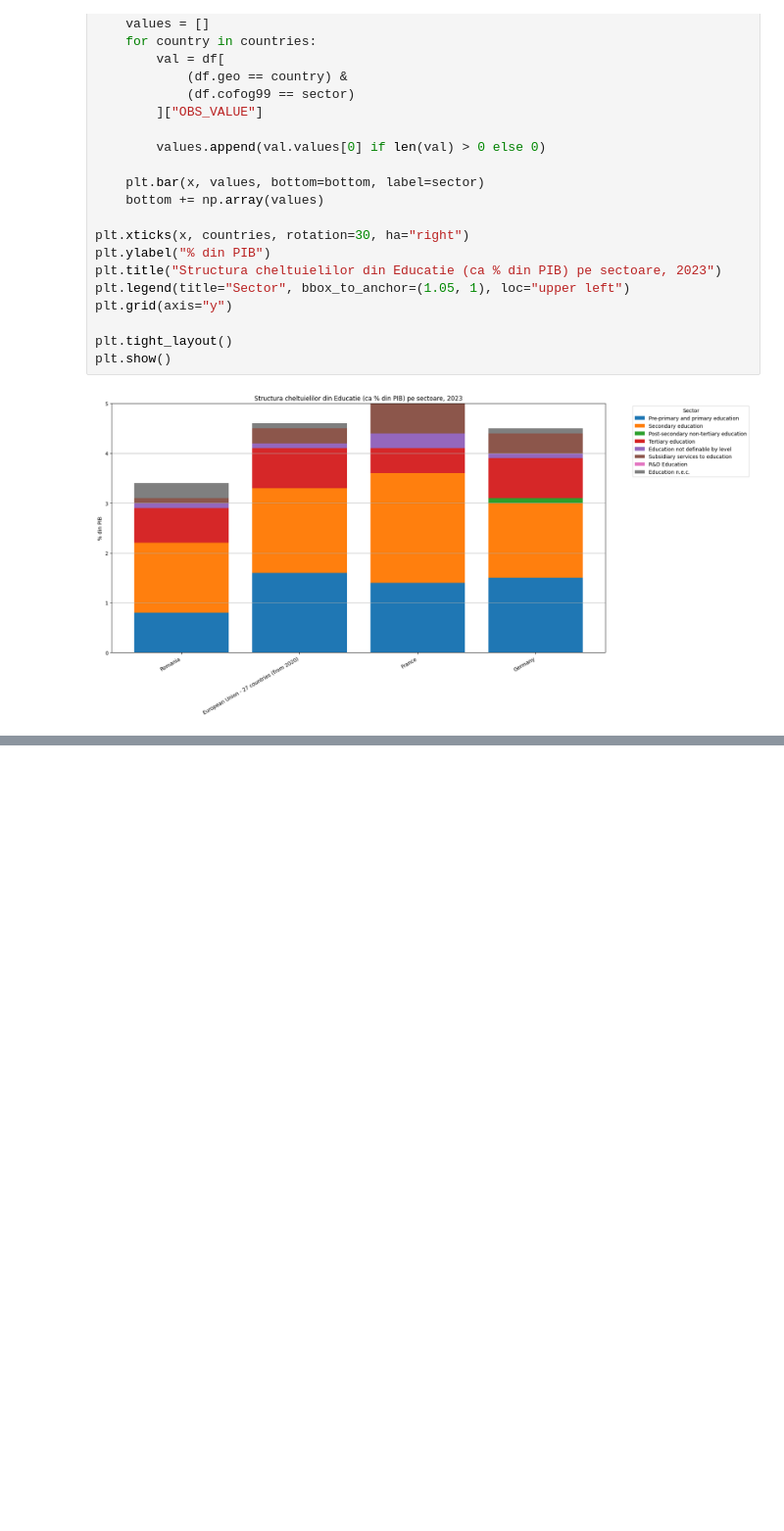
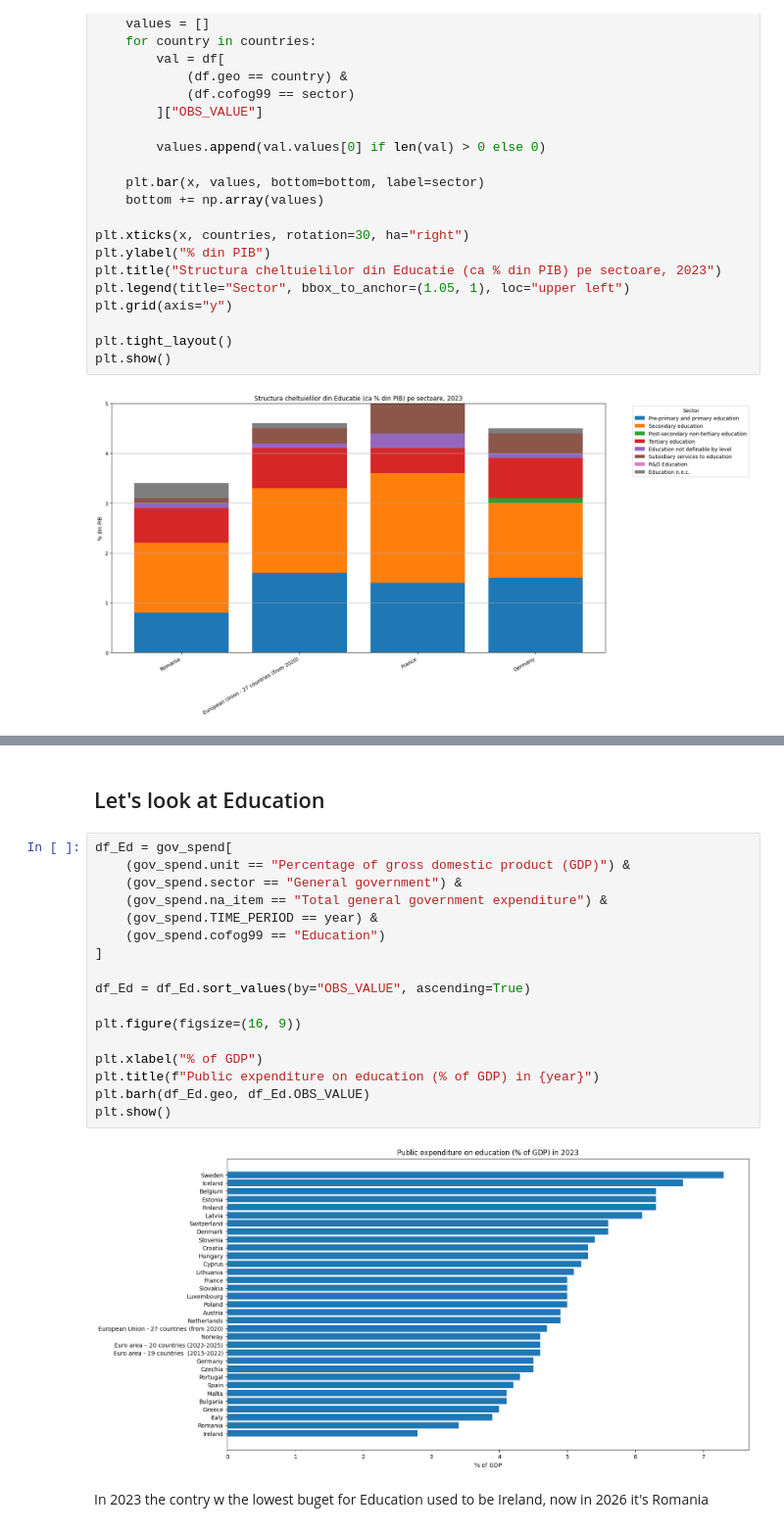
Before and after one commit to TudorMurariu/minimum-wage-study, a Jupyter notebook: pib-p-in-education/pin_in_edu.ipynb, the cells around one changed output, grey strips where cells are left out. Shown at 98% size. Cells and saved outputs as stored; diff of their text form; blank space fills up the shorter version.

```diff
--- a/pib-p-in-education/pin_in_edu.ipynb
+++ b/pib-p-in-education/pin_in_edu.ipynb
@@ -779,0 +816,23 @@ plt.show()
+# %% [markdown]
+## Let's look at Education
+# %%
+df_Ed = gov_spend[
+    (gov_spend.unit == "Percentage of gross domestic product (GDP)") &
+    (gov_spend.sector == "General government") &
+    (gov_spend.na_item == "Total general government expenditure") &
+    (gov_spend.TIME_PERIOD == year) &
+    (gov_spend.cofog99 == "Education")
+]
+
+df_Ed = df_Ed.sort_values(by="OBS_VALUE", ascending=True)
+
+plt.figure(figsize=(16, 9))
+
+plt.xlabel("% of GDP")
+plt.title(f"Public expenditure on education (% of GDP) in {year}")
+plt.barh(df_Ed.geo, df_Ed.OBS_VALUE)
+plt.show()
+# %% [output]
+[figure, added]
+# %% [markdown]
+In 2023 the contry w the lowest buget for Education used to be Ireland, now in 2026 it's Romania
```
Also changed, not shown: parts of 10 cells of this notebook.
